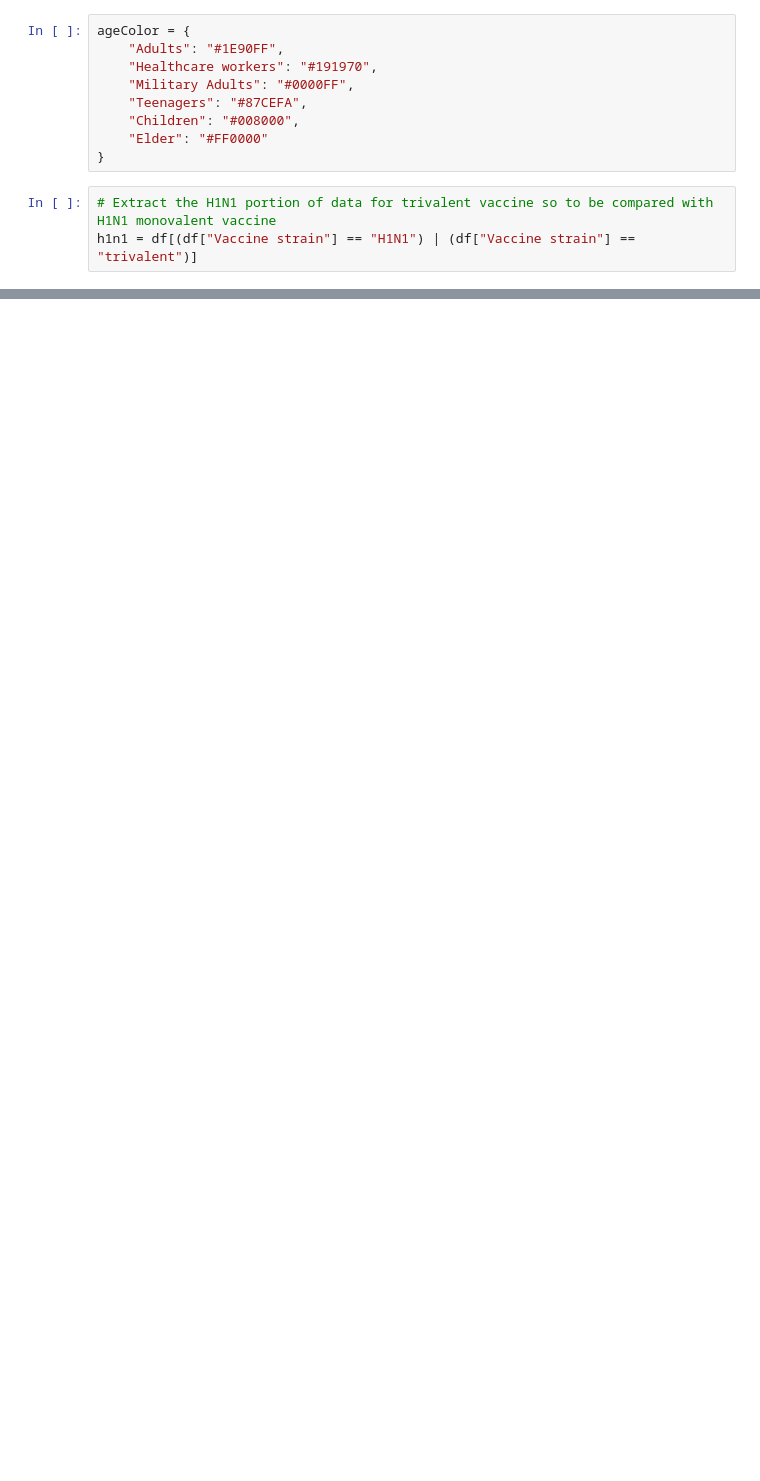
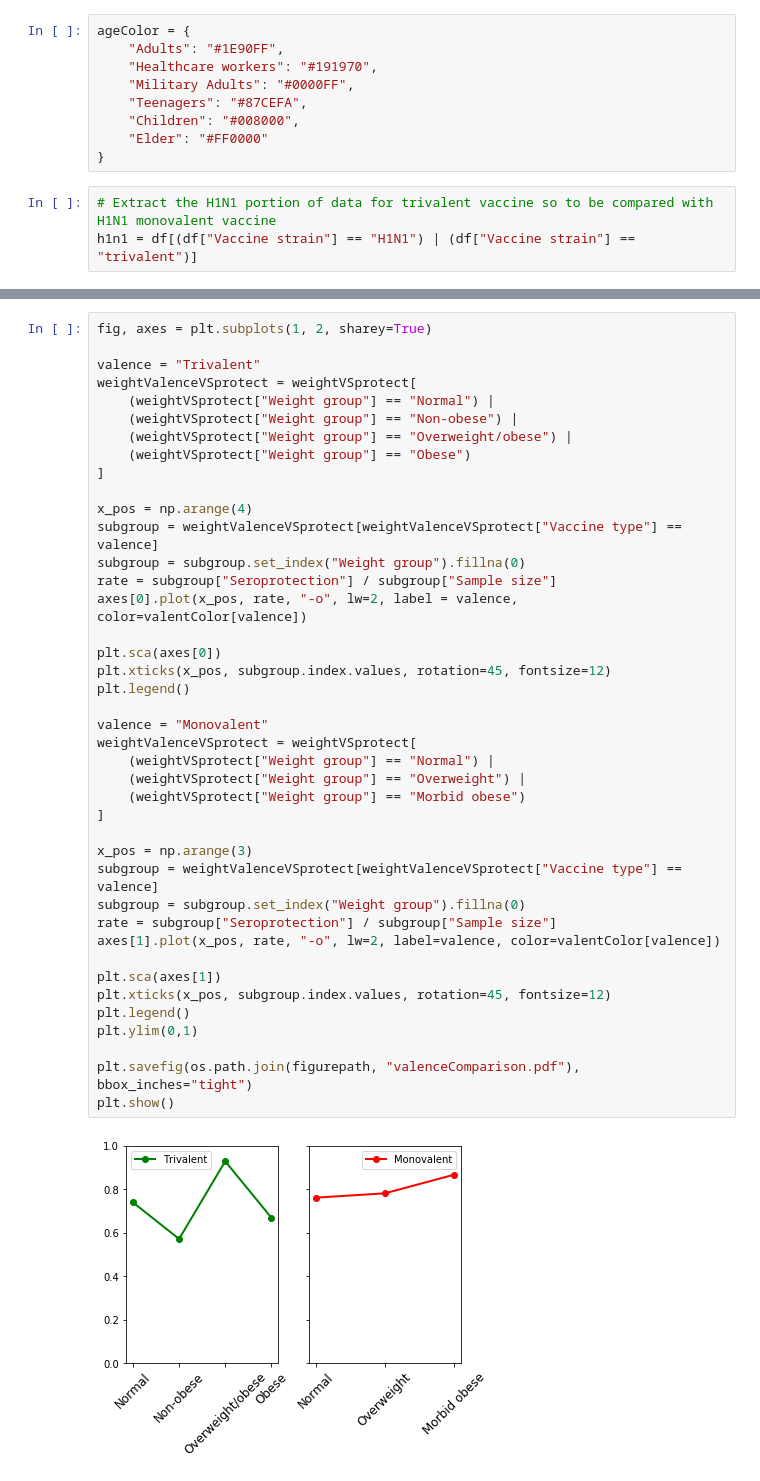
Before and after one commit to Takkoona/PUBL05022_Final, a Jupyter notebook: makePlots.ipynb, the cells around one changed output, grey strips where cells are left out. Saved outputs shown, nothing was run; the diff lists cells and outputs as text; blank space fills up the shorter version.

```diff
--- a/makePlots.ipynb
+++ b/makePlots.ipynb
@@ -99,0 +236,43 @@ plt.show()
+# %%
+fig, axes = plt.subplots(1, 2, sharey=True)
+
+valence = "Trivalent"
+weightValenceVSprotect = weightVSprotect[
+    (weightVSprotect["Weight group"] == "Normal") |
+    (weightVSprotect["Weight group"] == "Non-obese") |
+    (weightVSprotect["Weight group"] == "Overweight/obese") |
+    (weightVSprotect["Weight group"] == "Obese")
+]
+
+x_pos = np.arange(4)
+subgroup = weightValenceVSprotect[weightValenceVSprotect["Vaccine type"] == valence]
+subgroup = subgroup.set_index("Weight group").fillna(0)
+rate = subgroup["Seroprotection"] / subgroup["Sample size"]
+axes[0].plot(x_pos, rate, "-o", lw=2, label = valence, color=valentColor[valence])
+
+plt.sca(axes[0])
+plt.xticks(x_pos, subgroup.index.values, rotation=45, fontsize=12)
+plt.legend()
+
+valence = "Monovalent"
+weightValenceVSprotect = weightVSprotect[
+    (weightVSprotect["Weight group"] == "Normal") |
+    (weightVSprotect["Weight group"] == "Overweight") |
+    (weightVSprotect["Weight group"] == "Morbid obese")
+]
+
+x_pos = np.arange(3)
+subgroup = weightValenceVSprotect[weightValenceVSprotect["Vaccine type"] == valence]
+subgroup = subgroup.set_index("Weight group").fillna(0)
+rate = subgroup["Seroprotection"] / subgroup["Sample size"]
+axes[1].plot(x_pos, rate, "-o", lw=2, label=valence, color=valentColor[valence])
+
+plt.sca(axes[1])
+plt.xticks(x_pos, subgroup.index.values, rotation=45, fontsize=12)
+plt.legend()
+plt.ylim(0,1)
+
+plt.savefig(os.path.join(figurepath, "valenceComparison.pdf"), bbox_inches="tight")
+plt.show()
+# %% [output]
+[figure, added]
```
Also changed, not shown: parts of 11 cells of this notebook, 10 other files.
